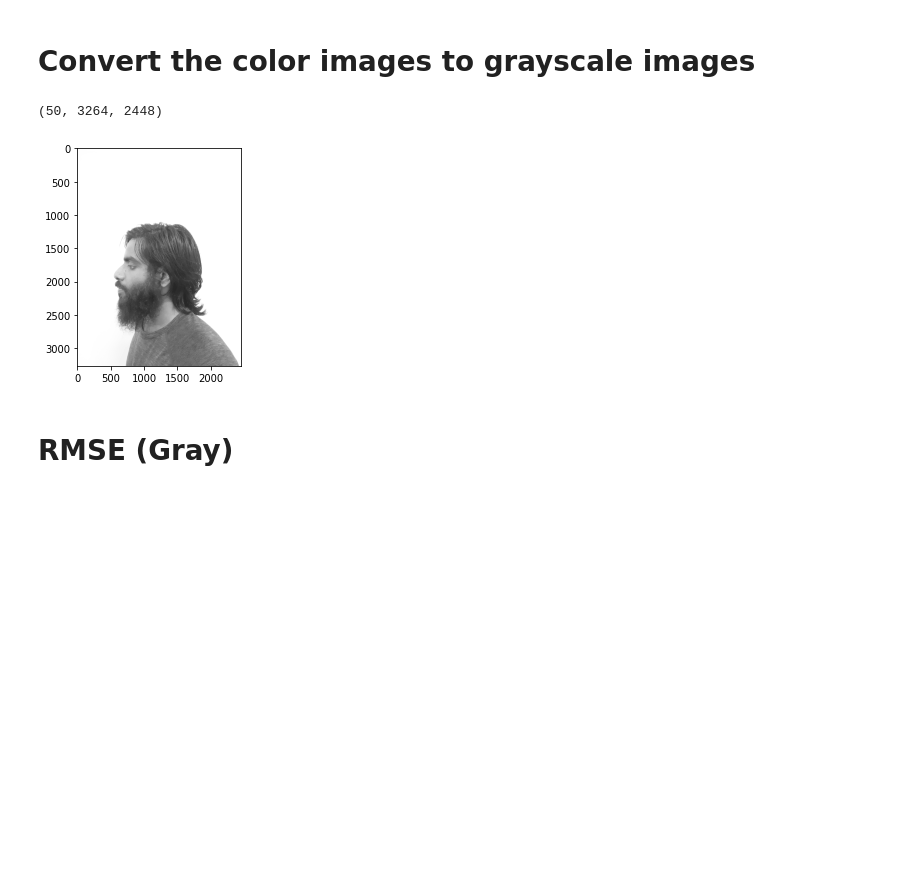
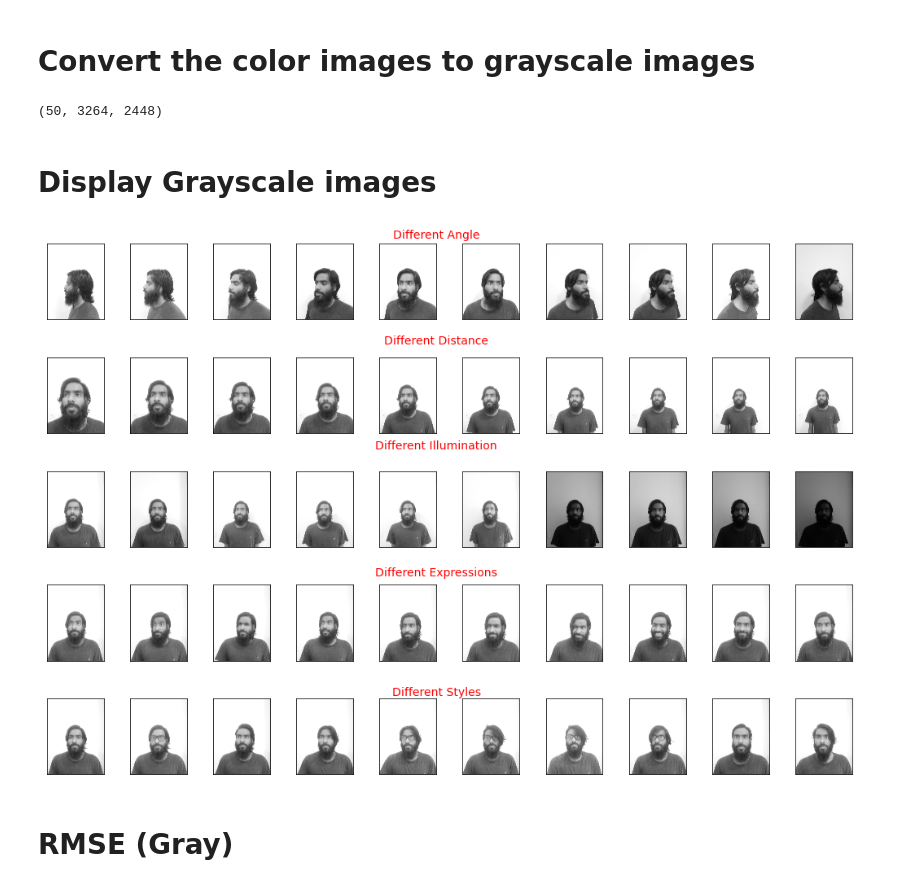
Before and after one commit to rad-mit/CS5102-Digital-Image-Processing-Project, a Jupyter notebook: DIP_Assignment_1.ipynb, the cells around one changed output. Cells and saved outputs as stored; diff of their text form; code cells hidden in the pictures; blank space fills up the shorter version.

Commit message:
Display gray images

```diff
--- a/DIP_Assignment_1.ipynb
+++ b/DIP_Assignment_1.ipynb
@@ -38,37 +40,31 @@ f.set_figwidth(6*3)
 f.set_figheight(4*3)
 
 for i in range(10):
-    # display original
+    # display Different Angle
     ax = plt.subplot(5, 10, i+1)
     plt.imshow(input_image_data_list[i,:, :, ::-1])
     ax.get_xaxis().set_visible(False)
     ax.get_yaxis().set_visible(False)
 
-    # display noisy image
+    # display Different Distance
     ax = plt.subplot(5, 10, i +1+ 10)
     plt.imshow(input_image_data_list[i+10,:, :, ::-1])
     ax.get_xaxis().set_visible(False)
     ax.get_yaxis().set_visible(False)
 
-    # display denoised image
+    # display Different Illumination
     ax = plt.subplot(5, 10, i +1+ 10 + 10)
     plt.imshow(input_image_data_list[i+10+10,:, :, ::-1])
     ax.get_xaxis().set_visible(False)
     ax.get_yaxis().set_visible(False)
 
-    # display denoised image
+    # display Different Expressions
     ax = plt.subplot(5, 10, i +1+ 10 + 10 + 10)
     plt.imshow(input_image_data_list[i+10+10+10,:, :, ::-1])
     ax.get_xaxis().set_visible(False)
     ax.get_yaxis().set_visible(False)
 
-     # display denoised image
-    ax = plt.subplot(5, 10, i +1+ 10 + 10 + 10)
-    plt.imshow(input_image_data_list[i+10+10+10,:, :, ::-1])
-    ax.get_xaxis().set_visible(False)
-    ax.get_yaxis().set_visible(False)
-
-    # display denoised image
+    # display Different Styles
     ax = plt.subplot(5, 10, i +1+ 10 + 10 + 10+10)
     plt.imshow(input_image_data_list[i+10+10+10+10,:, :, ::-1])
     ax.get_xaxis().set_visible(False)
@@ -122,11 +118,55 @@ for i in input_image_data_list:
     gray_image_data_list.append(gray)
 gray_image_data_list=np.array(gray_image_data_list)
 print(gray_image_data_list.shape)
-plt.imshow(gray_image_data_list[1,:, :], cmap='gray', vmin = 0, vmax = 255)
-plt.show()
 # %% [output]
 (50, 3264, 2448)
-[figure, removed]
+# %% [markdown]
+# Display Grayscale images
+# %%
+f = plt.figure()
+f.set_figwidth(6*3)
+f.set_figheight(4*3)
+
+for i in range(10):
+
+    ax = plt.subplot(5, 10, i+1)
+    plt.imshow(gray_image_data_list[i,:, :], cmap='gray', vmin = 0, vmax = 255)
+    ax.get_xaxis().set_visible(False)
+    ax.get_yaxis().set_visible(False)
+
+
+    ax = plt.subplot(5, 10, i +1+ 10)
+    plt.imshow(gray_image_data_list[i+10,:, :], cmap='gray', vmin = 0, vmax = 255)
+    ax.get_xaxis().set_visible(False)
+    ax.get_yaxis().set_visible(False)
+
+
+    ax = plt.subplot(5, 10, i +1+ 10 + 10)
+    plt.imshow(gray_image_data_list[i+20,:, :], cmap='gray', vmin = 0, vmax = 255)
+    ax.get_xaxis().set_visible(False)
+    ax.get_yaxis().set_visible(False)
+
+
+    ax = plt.subplot(5, 10, i +1+ 10 + 10 + 10)
+    plt.imshow(gray_image_data_list[i+30,:, :], cmap='gray', vmin = 0, vmax = 255)
+    ax.get_xaxis().set_visible(False)
+    ax.get_yaxis().set_visible(False)
+
+
+    ax = plt.subplot(5, 10, i +1+ 10 + 10 + 10+10)
+    plt.imshow(gray_image_data_list[i+40,:, :], cmap='gray', vmin = 0, vmax = 255)
+    ax.get_xaxis().set_visible(False)
+    ax.get_yaxis().set_visible(False)
+
+plt.figtext(0.5,0.9, "Different Angle", ha="center", va="top", fontsize=14, color="r")
+plt.figtext(0.5,0.75, "Different Distance", ha="center", va="top", fontsize=14, color="r")
+plt.figtext(0.5,0.6, "Different Illumination", ha="center", va="top", fontsize=14, color="r")
+plt.figtext(0.5,0.42, "Different Expressions", ha="center", va="top", fontsize=14, color="r")
+plt.figtext(0.5,0.25, "Different Styles", ha="center", va="top", fontsize=14, color="r")
+plt.subplots_adjust(hspace = 0.5 )
+plt.show()
+# %% [output]
+[figure, added]
 # %% [markdown]
 # RMSE (Gray)
 # %%
```
Also changed, not shown: parts of 1 cell of this notebook.
